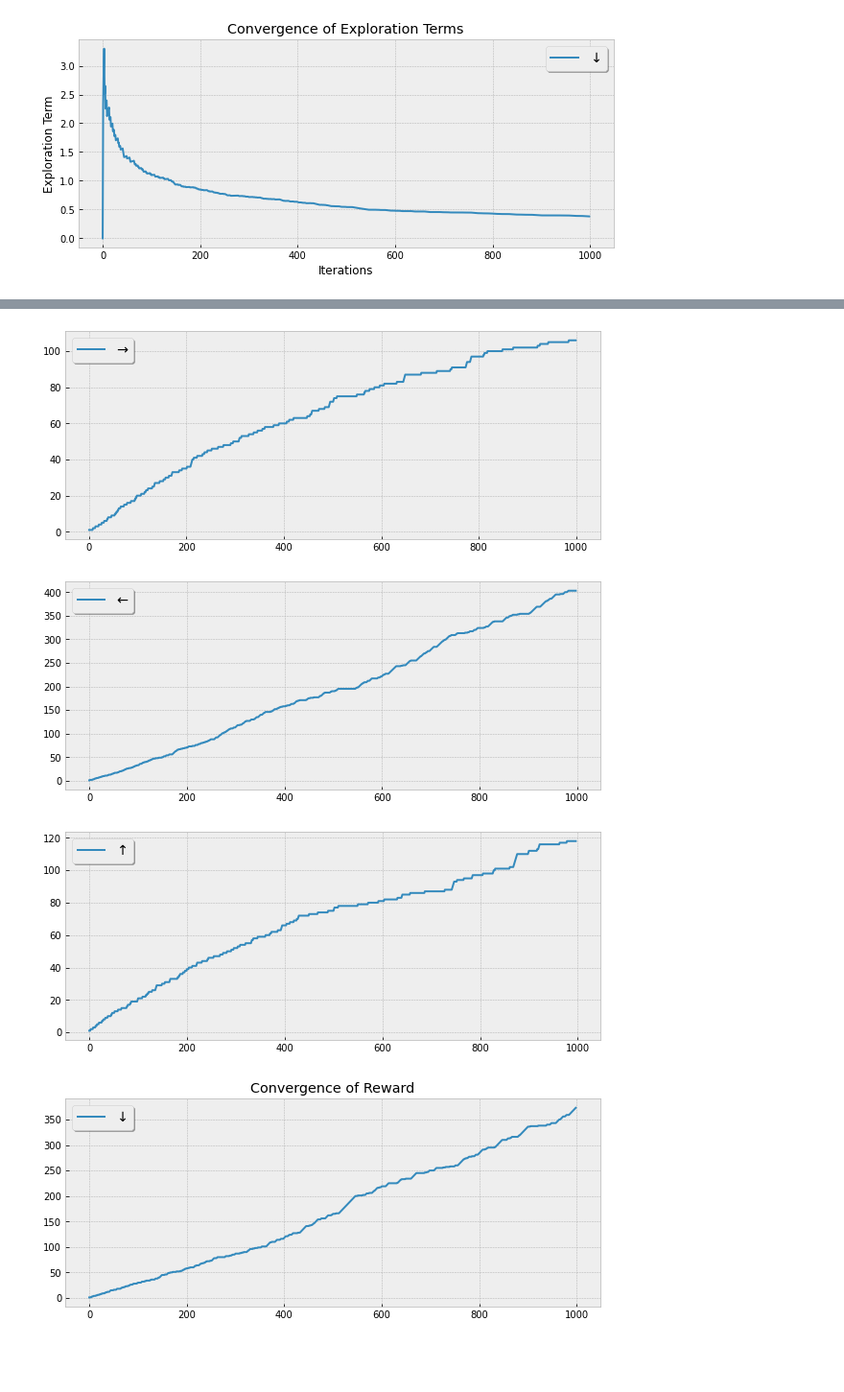
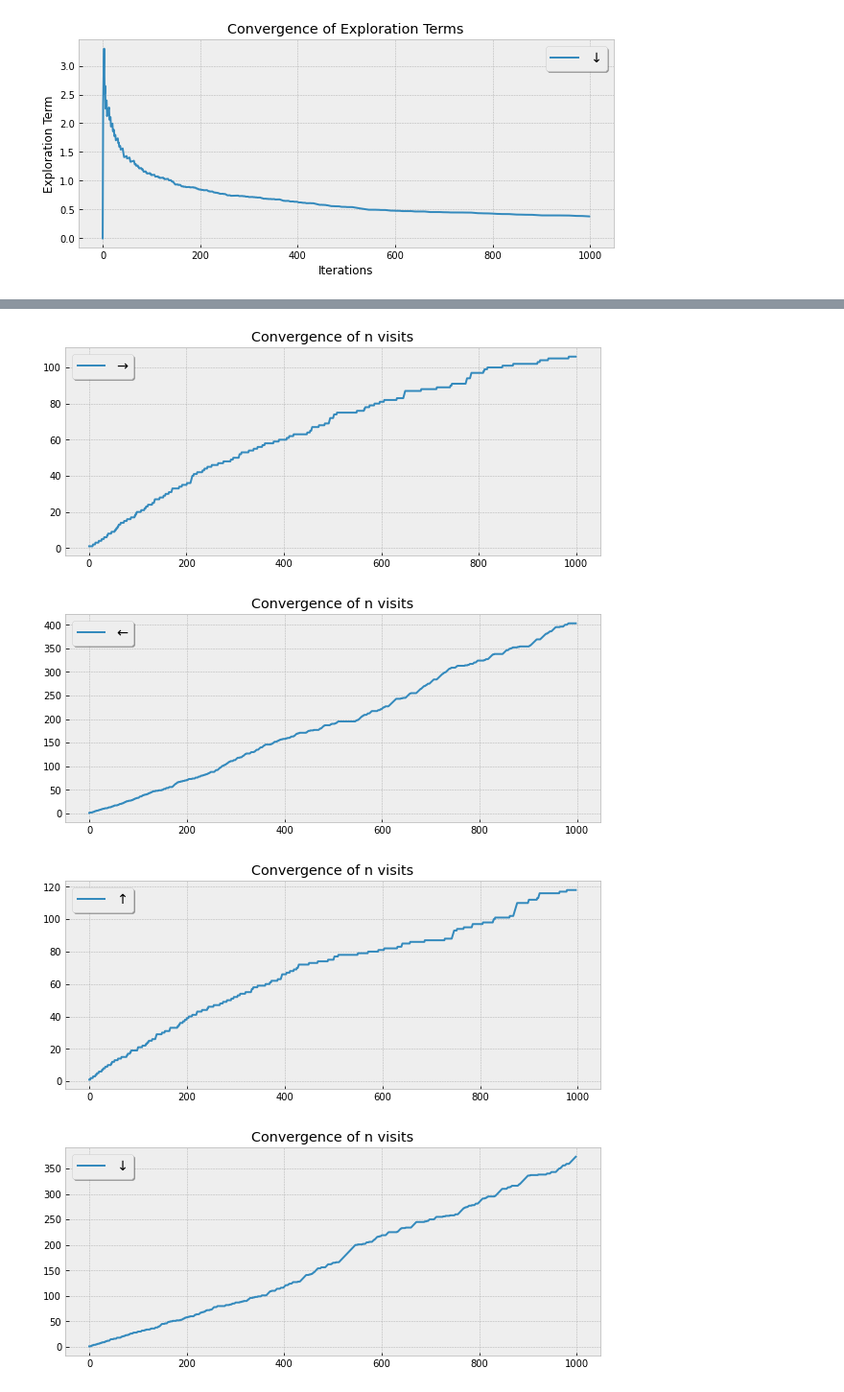
Before and after one commit to larkz/mcts-plots, a Jupyter notebook: conv_plot_all.ipynb, the cells around one changed output, grey strips where cells are left out. Shown at 96% size. Saved outputs shown, nothing was run; the diff lists cells and outputs as text; code cells hidden in the pictures; blank space fills up the shorter version.

```diff
--- a/conv_plot_all.ipynb
+++ b/conv_plot_all.ipynb
@@ -74,6 +74,7 @@ for action in action_dict.keys():
     if action != "optimal_action" and action_dict["optimal_action"][-1] != action:
         fig, ax = plt.subplots(figsize=(10, 4))
         ax.plot(np.array(action_dict[action]["reward"]), label=action)
+        plt.title("Convergence of Rewards")
         legend = ax.legend(loc='best', shadow=True, fontsize='x-large')
 
 
@@ -91,24 +92,26 @@ legend = ax.legend(loc='best', shadow=True, fontsize='x-large')
 # %%
 # This minimization is based on min UCT, in gridworld it is possible for this jump to another minimized UCT, but overall the games converge.
 from matplotlib.pyplot import figure
 
 plt.style.use('bmh')
 
 for action in action_dict.keys():
     if action != "optimal_action" and action_dict["optimal_action"][-1] != action:
         fig, ax = plt.subplots(figsize=(10, 4))
+
         ax.plot(np.array(action_dict[action]["n"]), label=action)
+        plt.title("Convergence of n visits")
         legend = ax.legend(loc='best', shadow=True, fontsize='x-large')
 
 
 optimal_action = action_dict["optimal_action"][-1]
 fig, ax = plt.subplots(figsize=(10, 4))
 ax.plot(np.array(action_dict[optimal_action]["n"]), label=optimal_action)
 
-plt.title("Convergence of Reward")
+plt.title("Convergence of n visits")
 legend = ax.legend(loc='best', shadow=True, fontsize='x-large')
 # %% [output]
-[figure, old version]
+[figure, new version]
-[figure, old version]
+[figure, new version]
-[figure, old version]
+[figure, new version]
 [figure]
```
Also changed, not shown: parts of 1 cell of this notebook.
